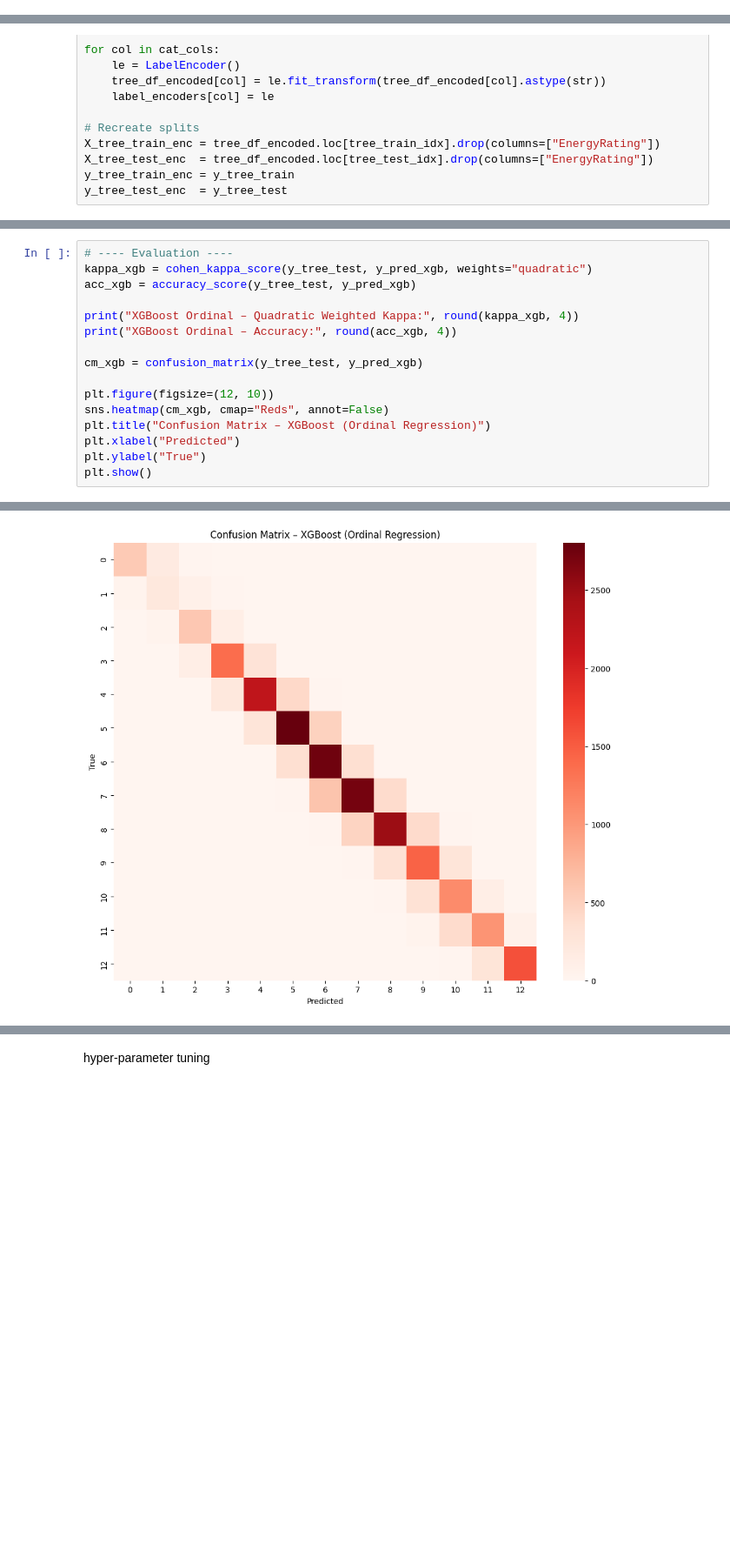
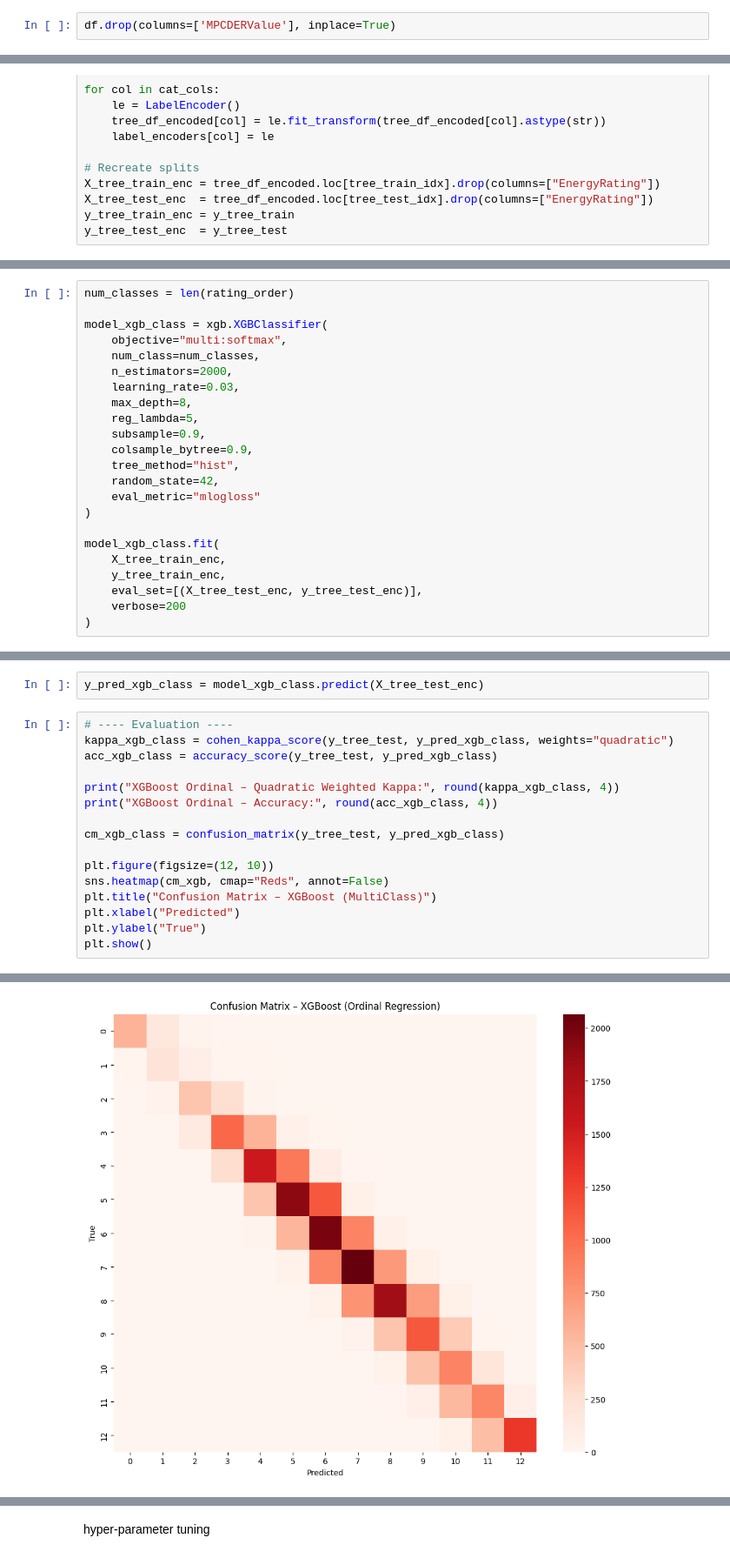
Before and after one commit to BenRyan-8/APA_CA, a Jupyter notebook: BERPrediction.ipynb, the cells around one changed output, grey strips where cells are left out. Shown: that part at 87% size. Saved outputs shown, nothing was run; the diff lists cells and outputs as text; blank space fills up the shorter version.

```diff
--- a/BERPrediction.ipynb
+++ b/BERPrediction.ipynb
@@ -687,6 +687,8 @@ df["CountyName"] = df["CountyName"].replace(
     value="Co. Dublin",
     regex=True
 )
+# %%
+df.drop(columns=['MPCDERValue'], inplace=True)
 # %%
 tree_df = df.copy()
 logreg_df = df.copy()
@@ -1241,0 +1290,23 @@ y_pred_xgb = (
+# %%
+num_classes = len(rating_order)
+
+model_xgb_class = xgb.XGBClassifier(
+    objective="multi:softmax",
+    num_class=num_classes,
+    n_estimators=2000,
+    learning_rate=0.03,
+    max_depth=8,
+    reg_lambda=5,
+    subsample=0.9,
+    colsample_bytree=0.9,
+    tree_method="hist",
+    random_state=42,
+    eval_metric="mlogloss"
+)
+
+model_xgb_class.fit(
+    X_tree_train_enc,
+    y_tree_train_enc,
+    eval_set=[(X_tree_test_enc, y_tree_test_enc)],
+    verbose=200
+)
@@ -1242,16 +1336,18 @@ y_pred_xgb = (
+# %%
+y_pred_xgb_class = model_xgb_class.predict(X_tree_test_enc)
 # %%
 # ---- Evaluation ----
-kappa_xgb = cohen_kappa_score(y_tree_test, y_pred_xgb, weights="quadratic")
-acc_xgb = accuracy_score(y_tree_test, y_pred_xgb)
+kappa_xgb_class = cohen_kappa_score(y_tree_test, y_pred_xgb_class, weights="quadratic")
+acc_xgb_class = accuracy_score(y_tree_test, y_pred_xgb_class)
 
-print("XGBoost Ordinal – Quadratic Weighted Kappa:", round(kappa_xgb, 4))
-print("XGBoost Ordinal – Accuracy:", round(acc_xgb, 4))
+print("XGBoost Ordinal – Quadratic Weighted Kappa:", round(kappa_xgb_class, 4))
+print("XGBoost Ordinal – Accuracy:", round(acc_xgb_class, 4))
 
-cm_xgb = confusion_matrix(y_tree_test, y_pred_xgb)
+cm_xgb_class = confusion_matrix(y_tree_test, y_pred_xgb_class)
 
 plt.figure(figsize=(12, 10))
 sns.heatmap(cm_xgb, cmap="Reds", annot=False)
-plt.title("Confusion Matrix – XGBoost (Ordinal Regression)")
+plt.title("Confusion Matrix – XGBoost (MultiClass)")
 plt.xlabel("Predicted")
 plt.ylabel("True")
 plt.show()
@@ -1261 +1357 @@ XGBoost Ordinal – Accuracy: 0.7502
-[figure, old version]
+[figure, new version]
```
Also changed, not shown: parts of 45 cells of this notebook.
